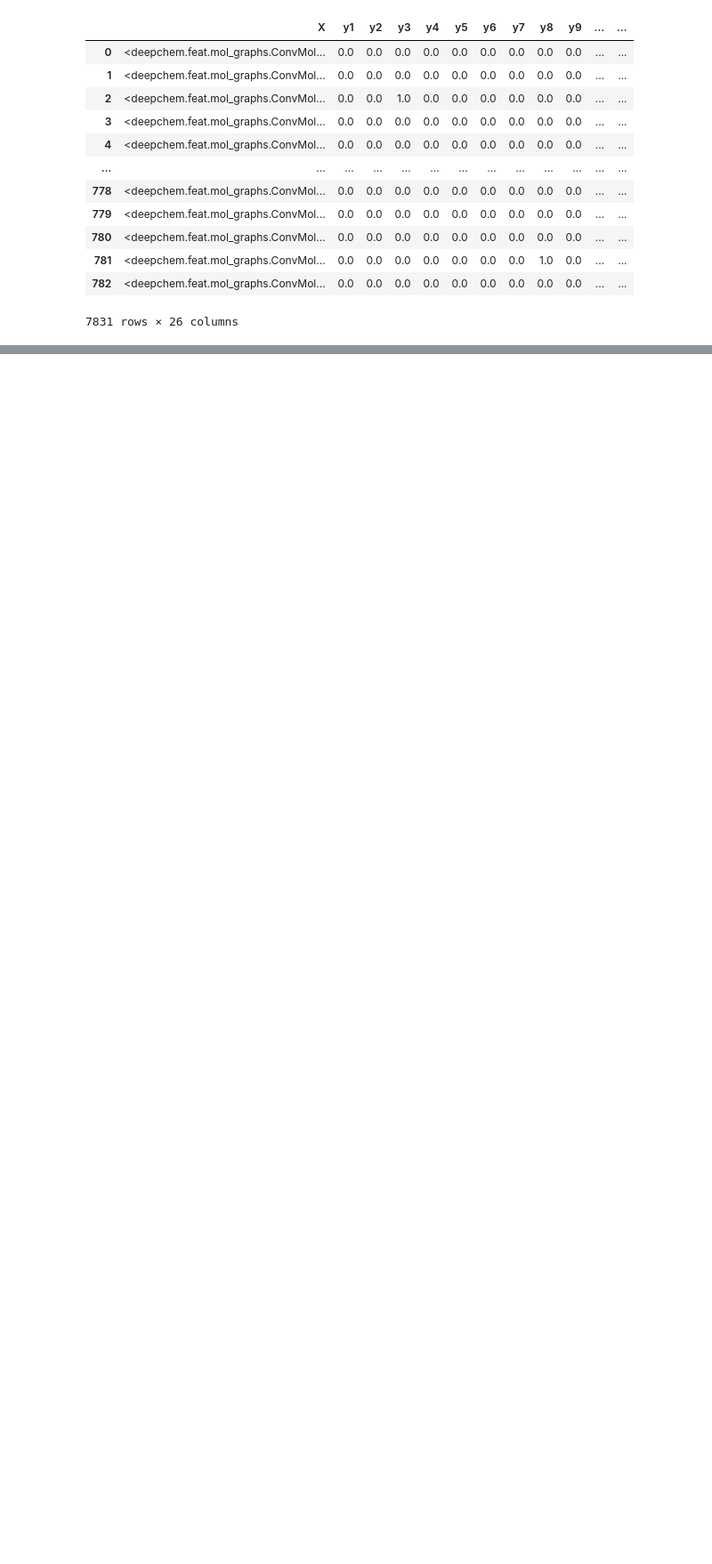
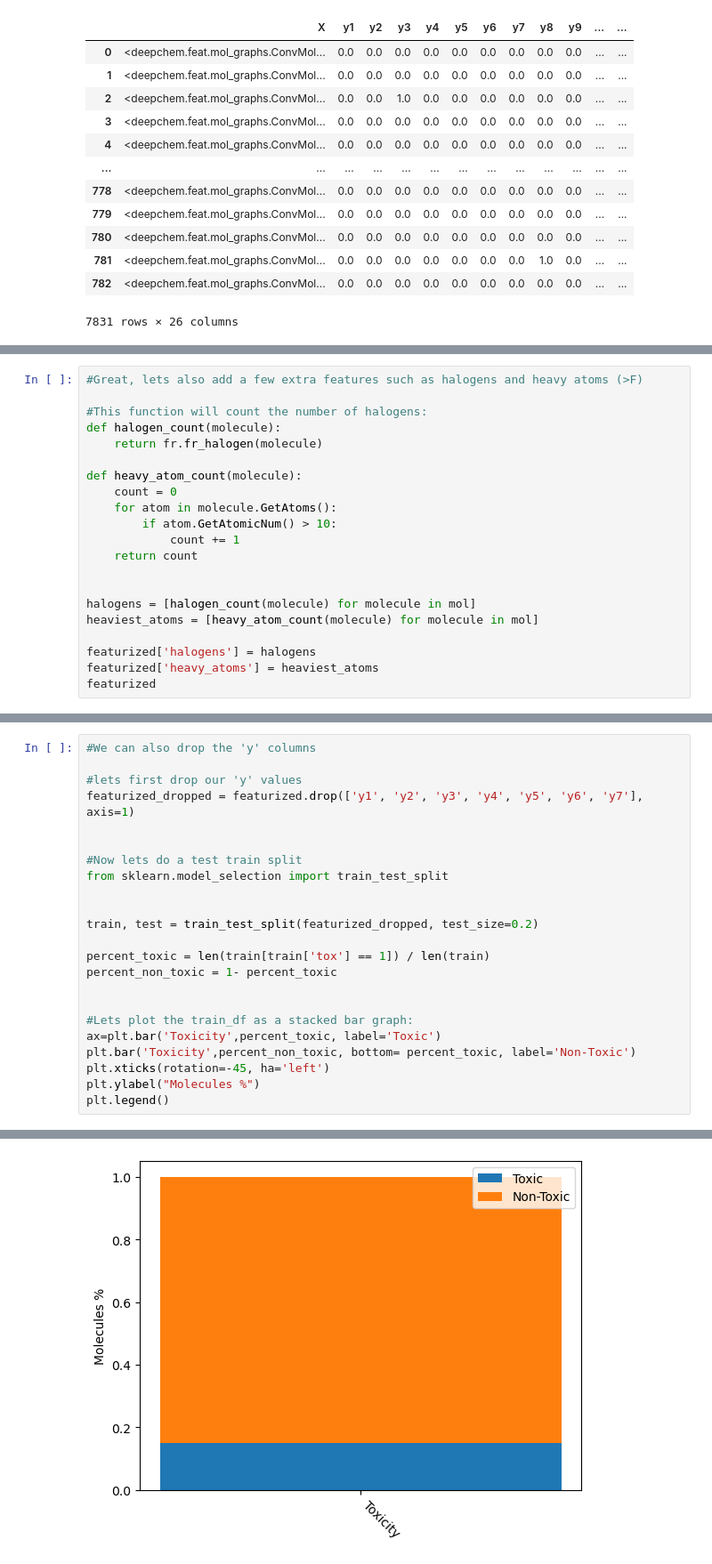
Before and after one commit to Willjterwright/grpA, a Jupyter notebook: Ensemble learning.ipynb, the cells around one changed output, grey strips where cells are left out. Shown at 89% size. Drawn from its saved outputs; the diff is of its cells as text; blank space fills up the shorter version.

```diff
--- a/Ensemble learning.ipynb
+++ b/Ensemble learning.ipynb
@@ -59,0 +151,21 @@ dataset
+# %%
+#Great, lets also add a few extra features such as halogens and heavy atoms (>F)
+
+#This function will count the number of halogens:
+def halogen_count(molecule):
+    return fr.fr_halogen(molecule)
+
+def heavy_atom_count(molecule):
+    count = 0
+    for atom in molecule.GetAtoms():
+        if atom.GetAtomicNum() > 10:
+            count += 1
+    return count
+
+
+halogens = [halogen_count(molecule) for molecule in mol]
+heaviest_atoms = [heavy_atom_count(molecule) for molecule in mol]
+
+featurized['halogens'] = halogens
+featurized['heavy_atoms'] = heaviest_atoms
+featurized
@@ -59,0 +186,24 @@ dataset
+# %%
+#We can also drop the 'y' columns
+
+#lets first drop our 'y' values
+featurized_dropped = featurized.drop(['y1', 'y2', 'y3', 'y4', 'y5', 'y6', 'y7'], axis=1)
+
+
+#Now lets do a test train split
+from sklearn.model_selection import train_test_split
+
+
+train, test = train_test_split(featurized_dropped, test_size=0.2)
+
+percent_toxic = len(train[train['tox'] == 1]) / len(train)
+percent_non_toxic = 1- percent_toxic
+
+
+#Lets plot the train_df as a stacked bar graph:
+ax=plt.bar('Toxicity',percent_toxic, label='Toxic')
+plt.bar('Toxicity',percent_non_toxic, bottom= percent_toxic, label='Non-Toxic')
+plt.xticks(rotation=-45, ha='left')
+plt.ylabel("Molecules %")
+plt.legend()
+# %% [output]
@@ -59,0 +211 @@ dataset
+[figure, added]
```
Also changed, not shown: parts of 43 cells of this notebook.
